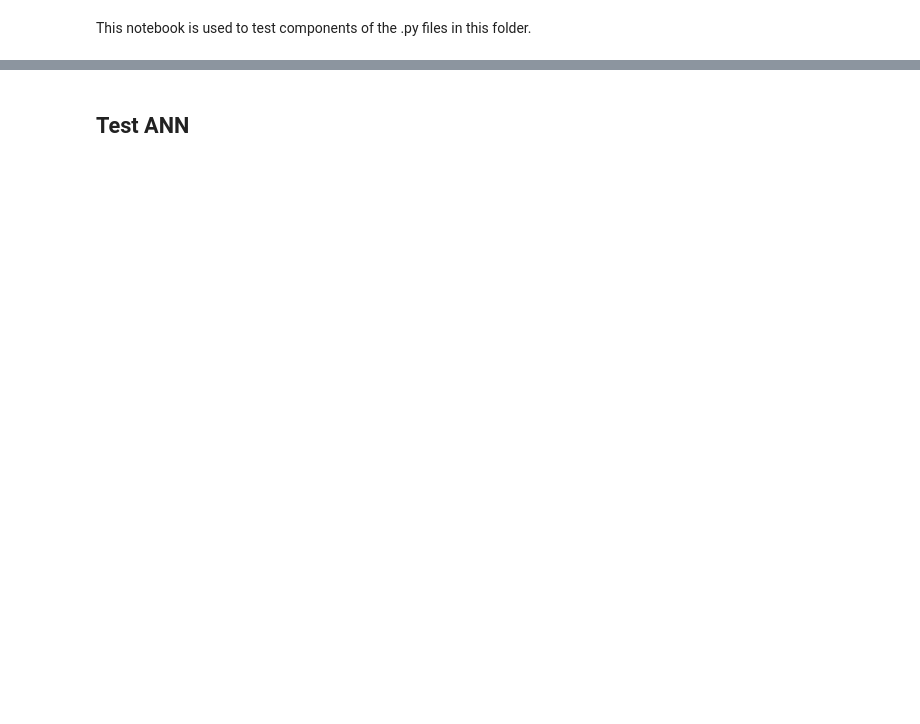
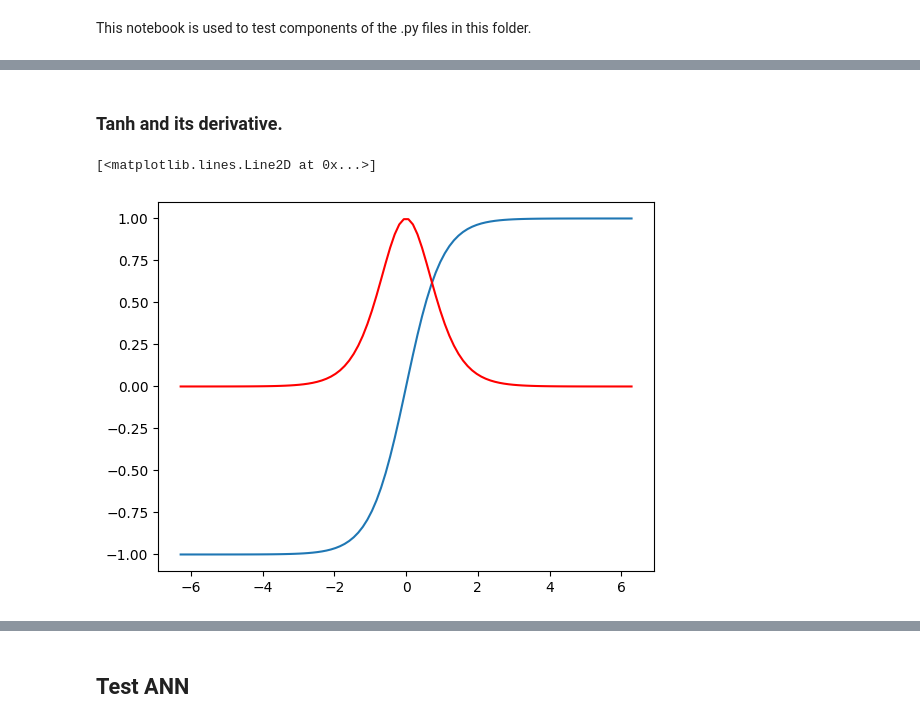
Before and after one commit to kramasamy90/Feedforward-Neural-Network, a Jupyter notebook: src/test.ipynb, the cells around one changed output, grey strips where cells are left out. Cells and saved outputs as stored; diff of their text form; code cells hidden in the pictures; blank space fills up the shorter version.

```diff
--- a/src/test.ipynb
+++ b/src/test.ipynb
@@ -19,0 +21,11 @@ plt.plot(x, dy, 'r')
+# %% [markdown]
+### Tanh and its derivative.
+# %%
+x = np.linspace(-2 * np.pi, 2 * np.pi, 100)
+y = functions.tanh(x)
+plt.plot(x, y)
+dy = functions.d_tanh(x)
+plt.plot(x, dy, 'r')
+# %% [output]
+[<matplotlib.lines.Line2D at 0x...>]
+[figure, added]
```
Also changed, not shown: parts of 5 cells of this notebook.
